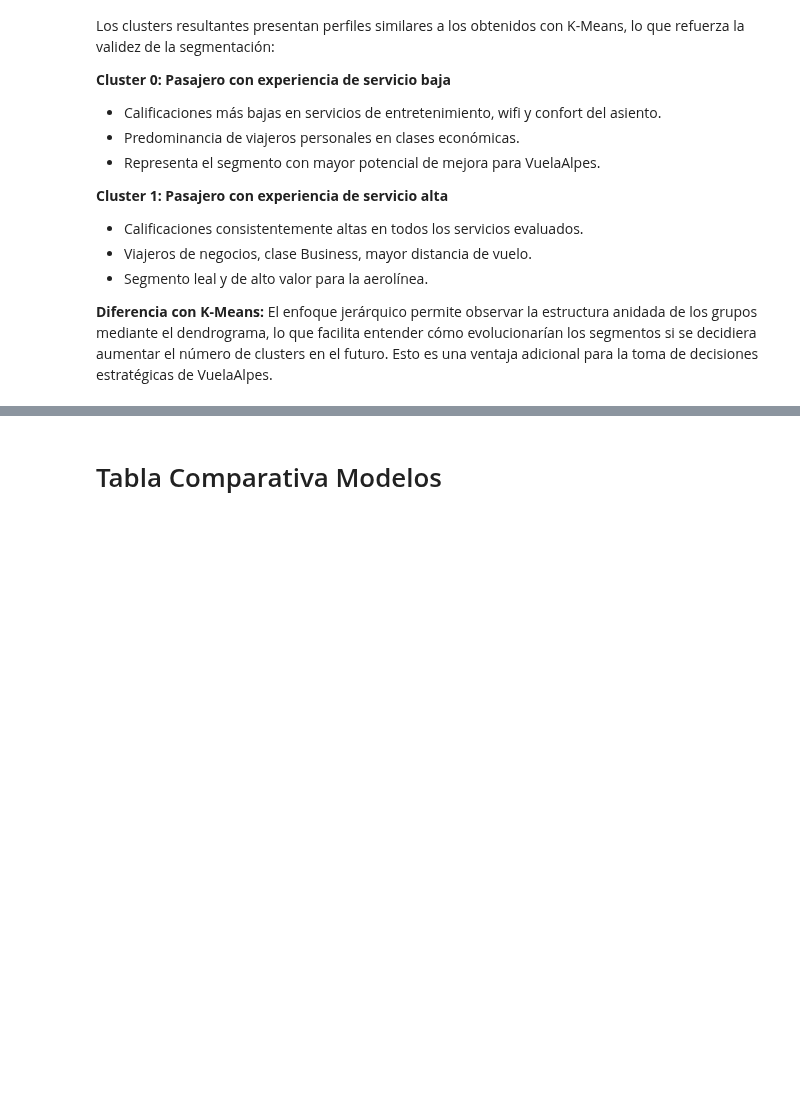
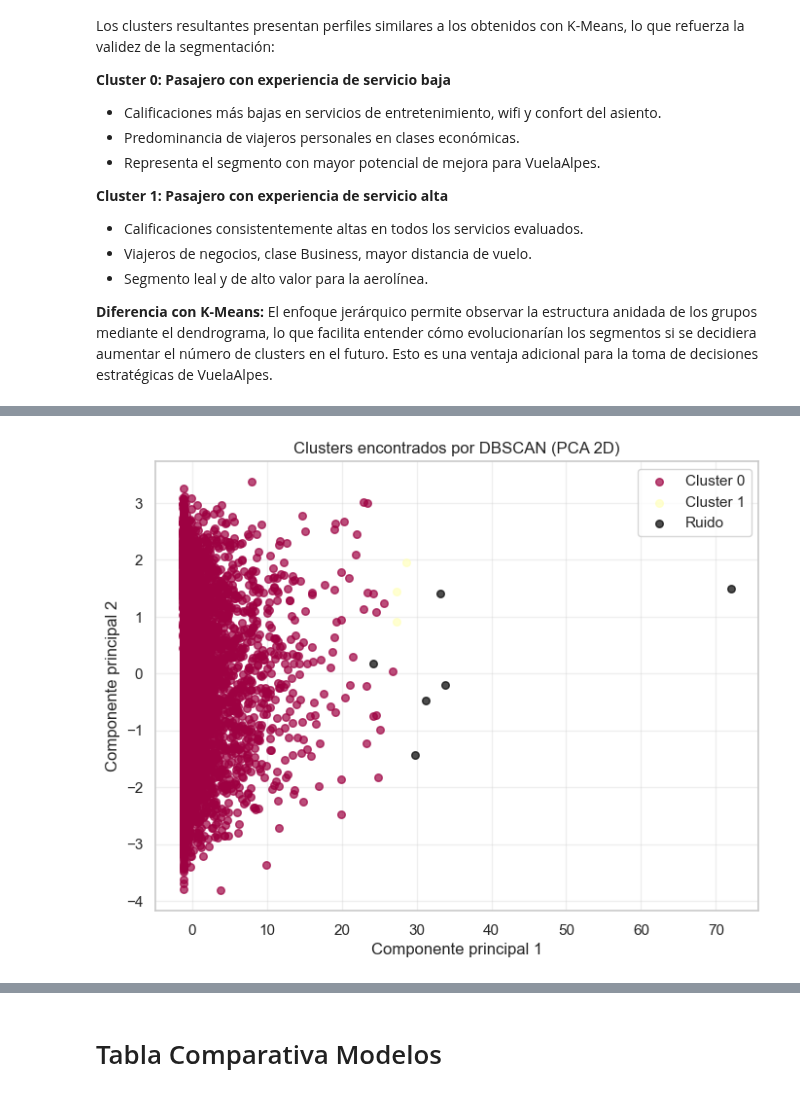
Before and after one commit to estefania-garcia/L4-Tarea-de-Agrupacion, a Jupyter notebook: Laboratorio 4.ipynb, the cells around one changed output, grey strips where cells are left out. Drawn from its saved outputs; the diff is of its cells as text; code cells hidden in the pictures; blank space fills up the shorter version.

```diff
--- a/Laboratorio 4.ipynb
+++ b/Laboratorio 4.ipynb
@@ -686,0 +771,15 @@ El Agglomerative Clustering con *linkage = ward* produce una segmentación jerá
+# %%
+dbscan_model = DBSCAN(eps=dbscan_eps, min_samples=min_samples_dbscan)
+dbscan_labels = dbscan_model.fit_predict(dbscan_preprocesado)
+
+n_clusters_dbscan = len(set(dbscan_labels)) - (1 if -1 in dbscan_labels else 0)
+n_noise_dbscan = list(dbscan_labels).count(-1)
+
+print(f'Clusters encontrados por DBSCAN: {n_clusters_dbscan}')
+print(f'Puntos considerados ruido: {n_noise_dbscan} ({n_noise_dbscan/len(dbscan_labels)*100:.1f}%)')
+
+if n_clusters_dbscan > 1:
+    silhouette_dbscan = silhouette_score(dbscan_preprocesado, dbscan_labels)
+    print(f'Silhouette Score DBSCAN: {silhouette_dbscan:.4f}')
+else:
+    print('No se puede calcular Silhouette Score: menos de 2 clusters.')
@@ -686,0 +793,21 @@ El Agglomerative Clustering con *linkage = ward* produce una segmentación jerá
+# %%
+pca_vis = PCA(n_components=2, random_state=42)
+dbscan_2d = pca_vis.fit_transform(dbscan_preprocesado)
+
+plt.figure(figsize=(8, 6))
+unique_labels = set(dbscan_labels)
+colors = [plt.cm.Spectral(each) for each in np.linspace(0, 1, len(unique_labels))]
+for k, col in zip(unique_labels, colors):
+    if k == -1:
+        col = [0, 0, 0, 1]
+    class_member_mask = (dbscan_labels == k)
+    plt.scatter(dbscan_2d[class_member_mask, 0], dbscan_2d[class_member_mask, 1],
+                c=[col], label=f'Cluster {k}' if k != -1 else 'Ruido', s=30, alpha=0.7)
+plt.title('Clusters encontrados por DBSCAN (PCA 2D)')
+plt.xlabel('Componente principal 1')
+plt.ylabel('Componente principal 2')
+plt.legend()
+plt.grid(True, alpha=0.3)
+plt.show()
+# %% [output]
+[figure, added]
```
Also changed, not shown: parts of 11 cells of this notebook.
